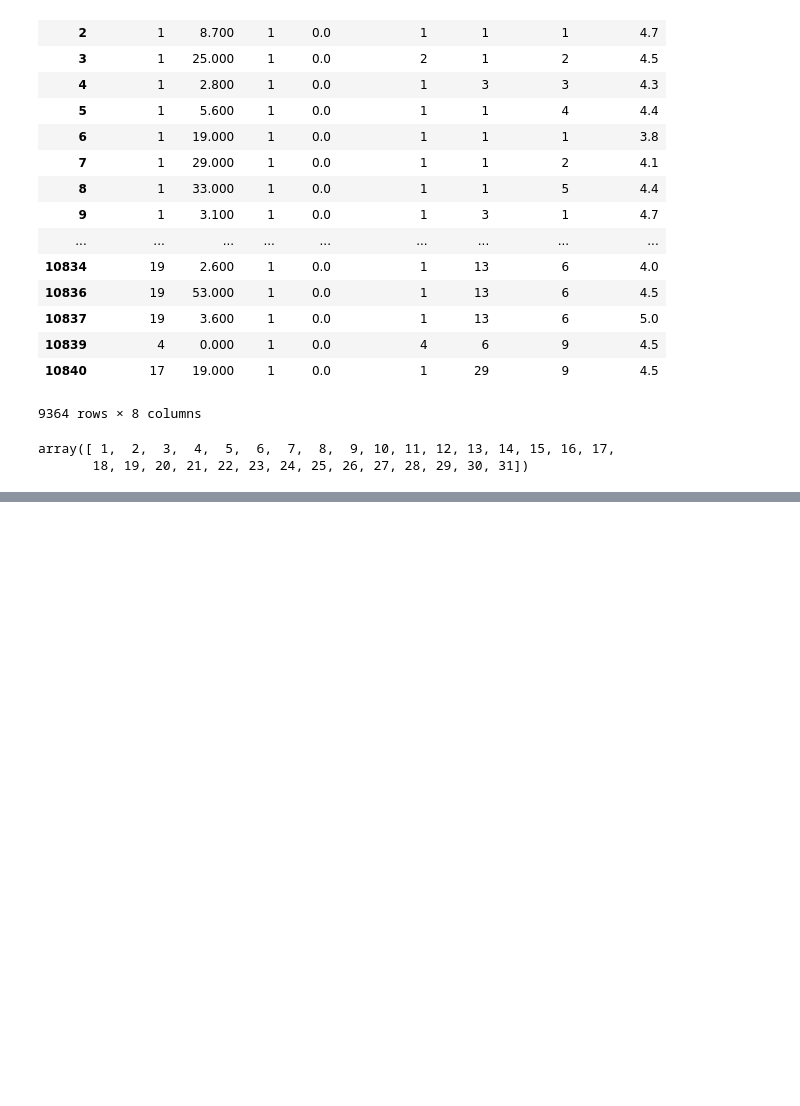
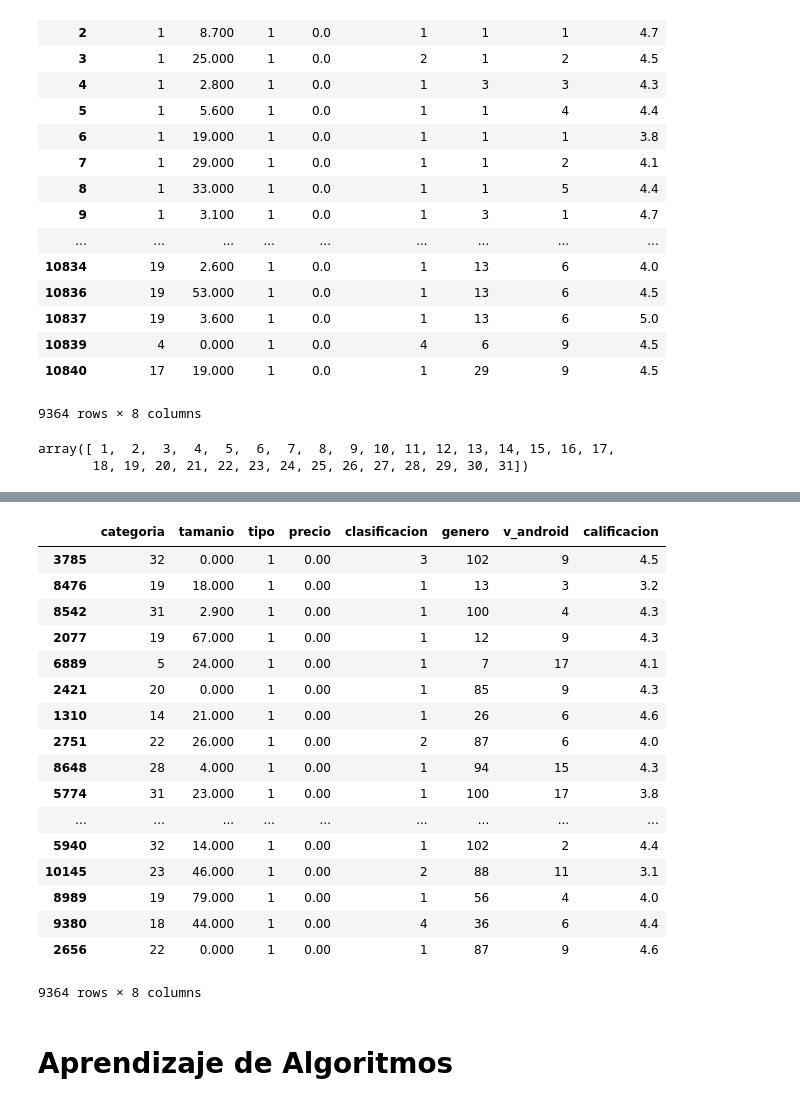
Before and after one commit to OscarAnCorzo/precalificador_apps, a Jupyter notebook: notebook/proyecto.ipynb, the cells around one changed output, grey strips where cells are left out. Drawn from its saved outputs; the diff is of its cells as text; code cells hidden in the pictures; blank space fills up the shorter version.

```diff
--- a/notebook/proyecto.ipynb
+++ b/notebook/proyecto.ipynb
@@ -659,0 +701,27 @@ d.describe()
+# %%
+n = len(d)/2
+perm = np.random.permutation(len(d))
+
+d_perm = d.reindex(np.random.permutation(d.index))
+d_perm
+# %% [output]
+|  | categoria | tamanio | tipo | precio | clasificacion | genero | v_android | calificacion |
+| 3785 | 32 | 0.000 | 1 | 0.00 | 3 | 102 | 9 | 4.5 |
+| 8476 | 19 | 18.000 | 1 | 0.00 | 1 | 13 | 3 | 3.2 |
+| 8542 | 31 | 2.900 | 1 | 0.00 | 1 | 100 | 4 | 4.3 |
+| 2077 | 19 | 67.000 | 1 | 0.00 | 1 | 12 | 9 | 4.3 |
+| 6889 | 5 | 24.000 | 1 | 0.00 | 1 | 7 | 17 | 4.1 |
+| 2421 | 20 | 0.000 | 1 | 0.00 | 1 | 85 | 9 | 4.3 |
+| 1310 | 14 | 21.000 | 1 | 0.00 | 1 | 26 | 6 | 4.6 |
+| 2751 | 22 | 26.000 | 1 | 0.00 | 2 | 87 | 6 | 4.0 |
+| 8648 | 28 | 4.000 | 1 | 0.00 | 1 | 94 | 15 | 4.3 |
+| 5774 | 31 | 23.000 | 1 | 0.00 | 1 | 100 | 17 | 3.8 |
+| ... | ... | ... | ... | ... | ... | ... | ... | ... |
+| 5940 | 32 | 14.000 | 1 | 0.00 | 1 | 102 | 2 | 4.4 |
+| 10145 | 23 | 46.000 | 1 | 0.00 | 2 | 88 | 11 | 3.1 |
+| 8989 | 19 | 79.000 | 1 | 0.00 | 1 | 56 | 4 | 4.0 |
+| 9380 | 18 | 44.000 | 1 | 0.00 | 4 | 36 | 6 | 4.4 |
+| 2656 | 22 | 0.000 | 1 | 0.00 | 1 | 87 | 9 | 4.6 |
+9364 rows × 8 columns
+# %% [markdown]
+<h1>Aprendizaje de Algoritmos</h1>
```
Also changed, not shown: parts of 8 cells of this notebook.
